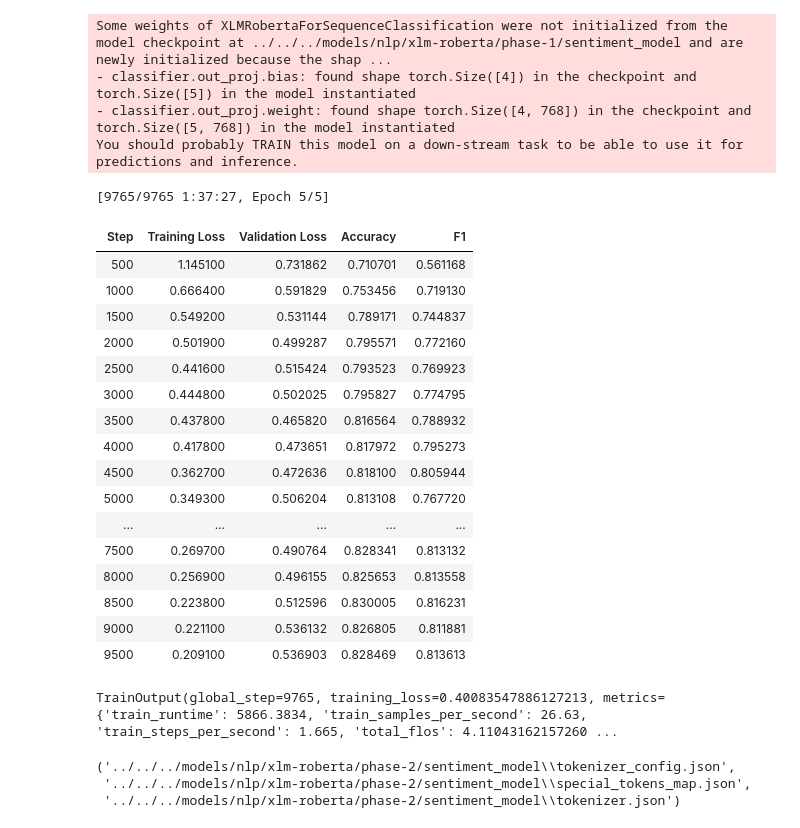
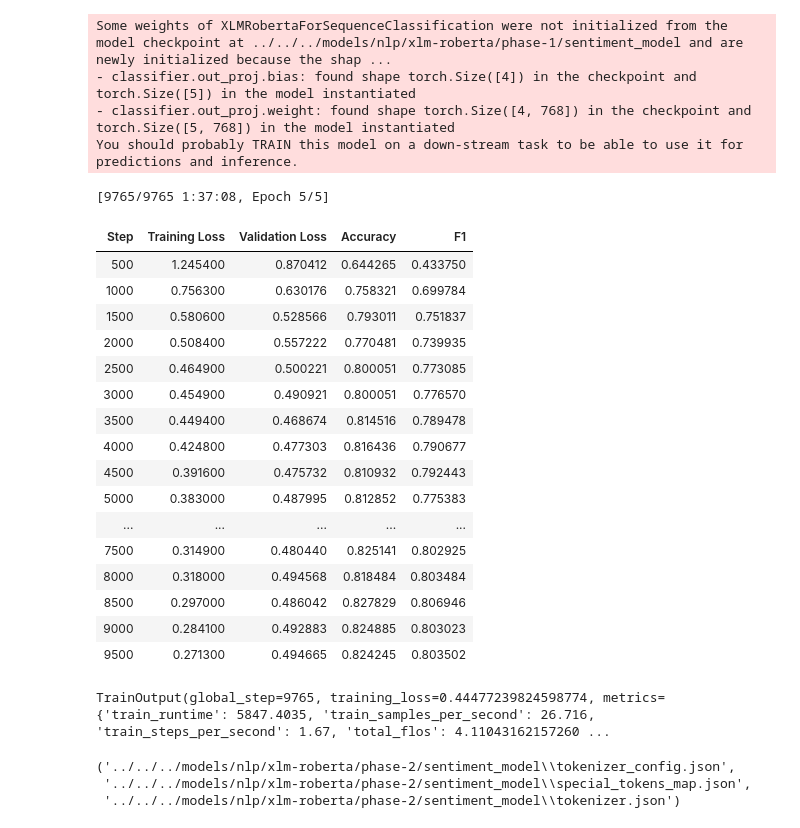
Before and after one commit to majiinB/Heron-wellnest-ml-model, a Jupyter notebook: notebooks/nlp/xlm-roberta/xlm-roberta-phase-2.ipynb, the cells around one changed output. Cells and saved outputs as stored; diff of their text form; code cells hidden in the pictures.

```diff
--- a/notebooks/nlp/xlm-roberta/xlm-roberta-phase-2.ipynb
+++ b/notebooks/nlp/xlm-roberta/xlm-roberta-phase-2.ipynb
@@ -655,7 +655,7 @@ training_args = TrainingArguments(
     save_total_limit=3,                # keep last 3 checkpoints
 
     # Optimizer
-    learning_rate=2e-5,
+    learning_rate=1e-5,
     warmup_ratio=0.1,                  # 10% warmup
     weight_decay=0.05,                 # helps reduce overfitting
 
@@ -665,51 +665,51 @@ training_args = TrainingArguments(
     gradient_accumulation_steps=2,     # effective batch size 16
 
     # Mixed precision
     fp16=True,                         # faster training
 
     # Training length
     num_train_epochs=5,                # shorter to prevent overfitting
     load_best_model_at_end=True,       # load checkpoint with best validation loss
     metric_for_best_model="f1",  # choose metric to track best model
 
     # Misc
     dataloader_num_workers=4,
     # logging_steps=100,                 # logs every 100 steps
     # logging_dir=f"{MODEL_PATH_FINETUNE_1}/logs"
 )
 
 trainer = Trainer(
     model=model,
     args=training_args,
     train_dataset=dataset["train"],
     eval_dataset=dataset["validation"],  # <-- use validation here
     tokenizer=tokenizer,
     compute_metrics=compute_metrics,
 )
 
 last_checkpoint = get_last_checkpoint(MODEL_PATH_FINETUNE)
 
 trainer.train(resume_from_checkpoint=last_checkpoint)
 # %% [output]
-[9765/9765 1:37:27, Epoch 5/5]
+[9765/9765 1:37:08, Epoch 5/5]
 | Step | Training Loss | Validation Loss | Accuracy | F1 |
-| 500 | 1.145100 | 0.731862 | 0.710701 | 0.561168 |
-| 1000 | 0.666400 | 0.591829 | 0.753456 | 0.719130 |
-| 1500 | 0.549200 | 0.531144 | 0.789171 | 0.744837 |
-| 2000 | 0.501900 | 0.499287 | 0.795571 | 0.772160 |
-| 2500 | 0.441600 | 0.515424 | 0.793523 | 0.769923 |
-| 3000 | 0.444800 | 0.502025 | 0.795827 | 0.774795 |
-| 3500 | 0.437800 | 0.465820 | 0.816564 | 0.788932 |
-| 4000 | 0.417800 | 0.473651 | 0.817972 | 0.795273 |
-| 4500 | 0.362700 | 0.472636 | 0.818100 | 0.805944 |
-| 5000 | 0.349300 | 0.506204 | 0.813108 | 0.767720 |
+| 500 | 1.245400 | 0.870412 | 0.644265 | 0.433750 |
+| 1000 | 0.756300 | 0.630176 | 0.758321 | 0.699784 |
+| 1500 | 0.580600 | 0.528566 | 0.793011 | 0.751837 |
+| 2000 | 0.508400 | 0.557222 | 0.770481 | 0.739935 |
+| 2500 | 0.464900 | 0.500221 | 0.800051 | 0.773085 |
+| 3000 | 0.454900 | 0.490921 | 0.800051 | 0.776570 |
+| 3500 | 0.449400 | 0.468674 | 0.814516 | 0.789478 |
+| 4000 | 0.424800 | 0.477303 | 0.816436 | 0.790677 |
+| 4500 | 0.391600 | 0.475732 | 0.810932 | 0.792443 |
+| 5000 | 0.383000 | 0.487995 | 0.812852 | 0.775383 |
 | ... | ... | ... | ... | ... |
-| 7500 | 0.269700 | 0.490764 | 0.828341 | 0.813132 |
-| 8000 | 0.256900 | 0.496155 | 0.825653 | 0.813558 |
-| 8500 | 0.223800 | 0.512596 | 0.830005 | 0.816231 |
-| 9000 | 0.221100 | 0.536132 | 0.826805 | 0.811881 |
-| 9500 | 0.209100 | 0.536903 | 0.828469 | 0.813613 |
+| 7500 | 0.314900 | 0.480440 | 0.825141 | 0.802925 |
+| 8000 | 0.318000 | 0.494568 | 0.818484 | 0.803484 |
+| 8500 | 0.297000 | 0.486042 | 0.827829 | 0.806946 |
+| 9000 | 0.284100 | 0.492883 | 0.824885 | 0.803023 |
+| 9500 | 0.271300 | 0.494665 | 0.824245 | 0.803502 |
-TrainOutput(global_step=9765, training_loss=0.40083547886127213, metrics={'train_runtime': 5866.3834, 'train_samples_per_second': 26.63, 'train_steps_per_second': 1.665, 'total_flos': 4.11043162157260 ...
+TrainOutput(global_step=9765, training_loss=0.44477239824598774, metrics={'train_runtime': 5847.4035, 'train_samples_per_second': 26.716, 'train_steps_per_second': 1.67, 'total_flos': 4.11043162157260 ...
 # %%
 # Save model and tokenizer
 model.save_pretrained(MODEL_PATH_MODEL)
```
Also changed, not shown: parts of 8 cells of this notebook, 2 other files.
